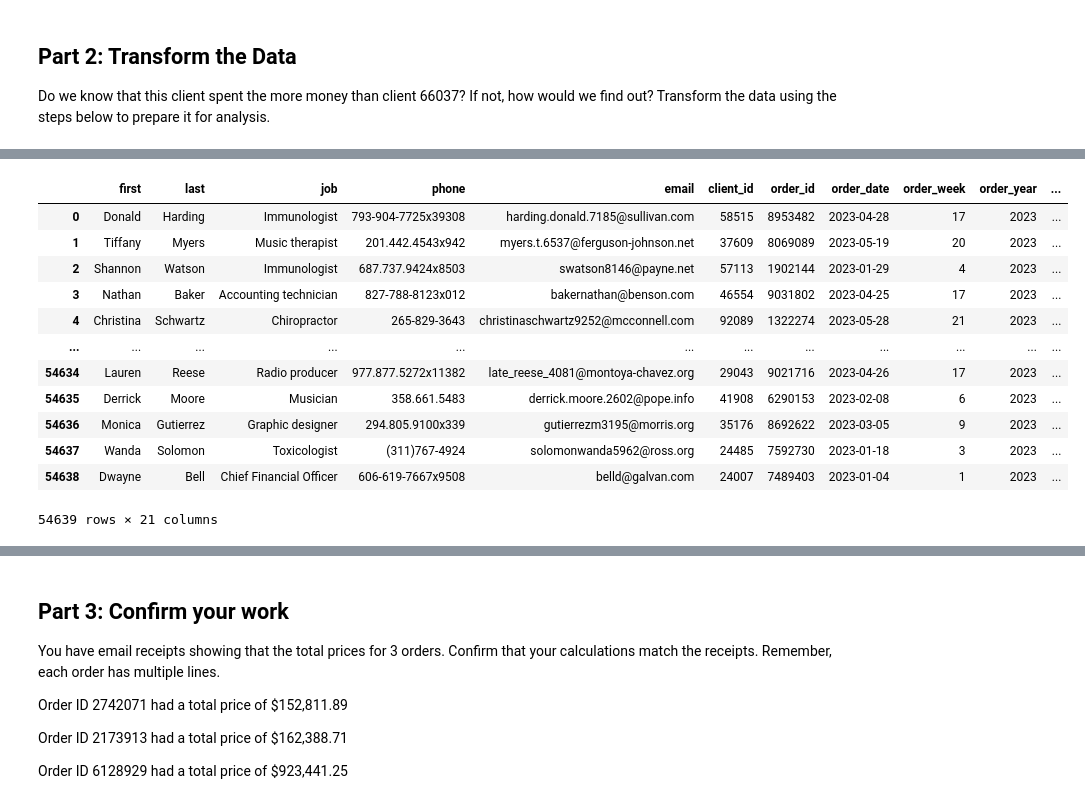
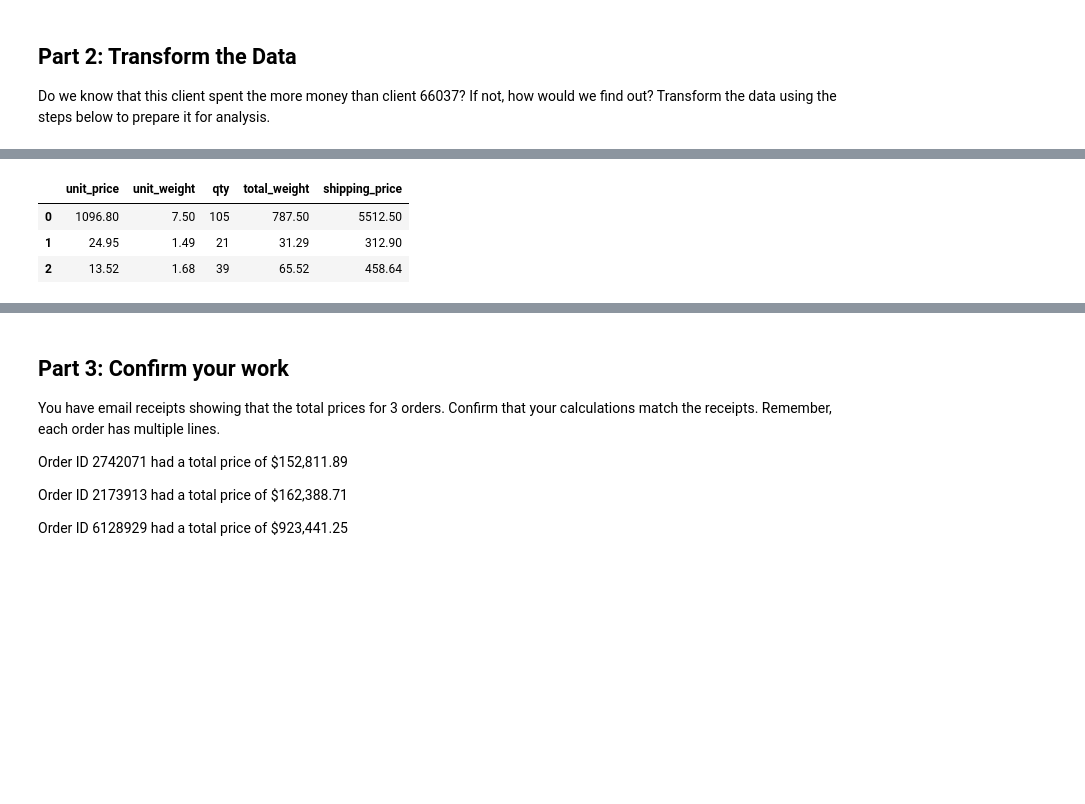
Before and after one commit to leonej01/pandas-challenge-1, a Jupyter notebook: Starter_Code/module_4_challenge.ipynb, the cells around one changed output, grey strips where cells are left out. Drawn from its saved outputs; the diff is of its cells as text; code cells hidden in the pictures; blank space fills up the shorter version.

```diff
--- a/Starter_Code/module_4_challenge.ipynb
+++ b/Starter_Code/module_4_challenge.ipynb
@@ -4,7 +4,7 @@
 Import the data and use Pandas to learn more about the dataset.
 # %%
 import pandas as pd
-file = "/Users/jenniferleone/Desktop/Git_Repositories/Assignments/Module_4_Challenge/pandas-challenge-1/Starter_Code/Resources/client_dataset.csv"
+file = "/Users/jenniferleone/Desktop/Git_Repositories/Challenges/Module_4_Challenge/pandas-challenge-1/Starter_Code/Resources/client_dataset.csv"
 client_df = pd.read_csv(file)
 
 client_df
@@ -153,7 +166,8 @@ Do we know that this client spent the more money than client 66037? If not, how
 # Create a column that calculates the
 # subtotal for each line using the unit_price
 # and the qty
-subtotal_price = client_df['unit_price'] * client_df['qty']
-client_df["subtotal_price"] = subtotal_price
-client_df
+line_subtotal = client_df['unit_price'] * client_df['qty']
+client_df["line_subtotal"] = line_subtotal
+
+client_df[['unit_price','qty','line_subtotal']].head(2)
 # %% [output]
@@ -173,31 +177,23 @@ client_df
 # %%
 # Create a column for shipping price.
 # Assume a shipping price of $7 per pound
 # for orders over 50 pounds and $10 per
 # pound for items 50 pounds or under.
 
 # calculate total weight of order.
 total_weight = client_df['unit_weight'] * client_df['qty']
 client_df['total_weight'] = total_weight
 client_df
 
 
 client_df['shipping_price'] = client_df['total_weight'].apply(lambda x: x * 7 if x > 50 else x * 10)
-client_df
+
+client_df[['unit_price','unit_weight','qty','total_weight','shipping_price']].head(3)
 # %% [output]
-|  | first | last | job | phone | email | client_id | order_id | order_date | order_week | order_year | ... |
-| 0 | Donald | Harding | Immunologist | 793-904-7725x39308 | harding.donald.7185@sullivan.com | 58515 | 8953482 | 2023-04-28 | 17 | 2023 | ... |
-| 1 | Tiffany | Myers | Music therapist | 201.442.4543x942 | myers.t.6537@ferguson-johnson.net | 37609 | 8069089 | 2023-05-19 | 20 | 2023 | ... |
-| 2 | Shannon | Watson | Immunologist | 687.737.9424x8503 | swatson8146@payne.net | 57113 | 1902144 | 2023-01-29 | 4 | 2023 | ... |
-| 3 | Nathan | Baker | Accounting technician | 827-788-8123x012 | bakernathan@benson.com | 46554 | 9031802 | 2023-04-25 | 17 | 2023 | ... |
-| 4 | Christina | Schwartz | Chiropractor | 265-829-3643 | christinaschwartz9252@mcconnell.com | 92089 | 1322274 | 2023-05-28 | 21 | 2023 | ... |
-| ... | ... | ... | ... | ... | ... | ... | ... | ... | ... | ... | ... |
-| 54634 | Lauren | Reese | Radio producer | 977.877.5272x11382 | late_reese_4081@montoya-chavez.org | 29043 | 9021716 | 2023-04-26 | 17 | 2023 | ... |
-| 54635 | Derrick | Moore | Musician | 358.661.5483 | derrick.moore.2602@pope.info | 41908 | 6290153 | 2023-02-08 | 6 | 2023 | ... |
-| 54636 | Monica | Gutierrez | Graphic designer | 294.805.9100x339 | gutierrezm3195@morris.org | 35176 | 8692622 | 2023-03-05 | 9 | 2023 | ... |
-| 54637 | Wanda | Solomon | Toxicologist | (311)767-4924 | solomonwanda5962@ross.org | 24485 | 7592730 | 2023-01-18 | 3 | 2023 | ... |
-| 54638 | Dwayne | Bell | Chief Financial Officer | 606-619-7667x9508 | belld@galvan.com | 24007 | 7489403 | 2023-01-04 | 1 | 2023 | ... |
+|  | unit_price | unit_weight | qty | total_weight | shipping_price |
+| 0 | 1096.80 | 7.50 | 105 | 787.50 | 5512.50 |
+| 1 | 24.95 | 1.49 | 21 | 31.29 | 312.90 |
+| 2 | 13.52 | 1.68 | 39 | 65.52 | 458.64 |
-54639 rows × 21 columns
 # %%
 # Create a column for the total price
 # using the subtotal and the shipping price
```
Also changed, not shown: parts of 13 cells of this notebook.
